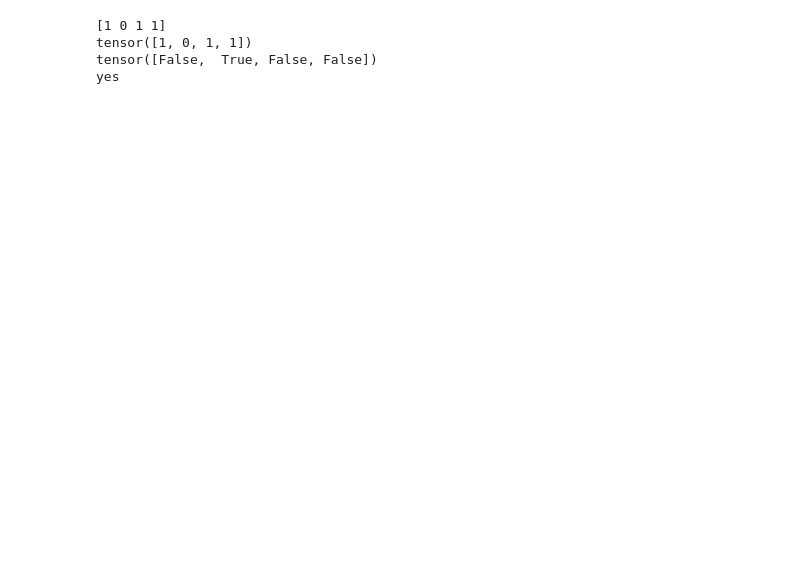
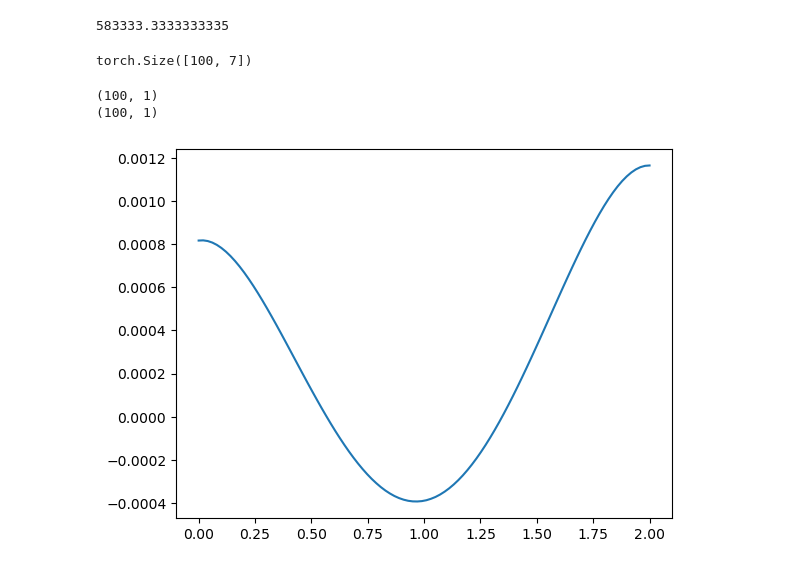
Before and after one commit to alleswe2k/PINNs, a Jupyter notebook: 1D_problems/Generalized/bc_network.ipynb, the cells around one changed output. Saved outputs shown, nothing was run; the diff lists cells and outputs as text; code cells hidden in the pictures; blank space fills up the shorter version.

```diff
--- a/1D_problems/Generalized/bc_network.ipynb
+++ b/1D_problems/Generalized/bc_network.ipynb
@@ -229,13 +189,12 @@ class PINN():
 # %%
 p = 100
 x = torch.linspace(0, 1, p).view(-1, 1)
+# x = torch.tensor([0, 0, 1, 1]).view(-1, 1)
 
 p_d = 100
 p_bc = 20
 x_l = np.zeros(p_bc)
 x_r = np.ones(p_bc)
-x = np.random.uniform(0, 1, p_d)
-x = np.append
 
 
 fixed = [1, 0, 0]
@@ -243,19 +202,20 @@ pinned = [0, 1, 0]
 free = [0, 0, 1]
 
 nodes = 64
-layers = [7] + 8*[nodes] + [2]
+layers = [7] + 4*[nodes] + [2]
 
 beam_configs = [
     {'x': x, 'lbc': fixed, 'rbc': free},
     {'x': x, 'lbc': pinned, 'rbc': fixed},
-    {'x': x, 'lbc': free, 'rbc': pinned},
+    {'x': x, 'lbc': pinned, 'rbc': pinned},
     {'x': x, 'lbc': fixed, 'rbc': pinned},
-    {'x': x, 'lbc': pinned, 'rbc': free},
+    {'x': x, 'lbc': fixed, 'rbc': fixed},
     {'x': x, 'lbc': free, 'rbc': fixed},
 ]
 
-data = BeamData(p, beam_configs)
-dataloader = DataLoader(data, batch_size=32, shuffle=True)
+
+data = BeamData(beam_configs)
+dataloader = DataLoader(data, batch_size=144, shuffle=True)
 print(dataloader.dataset.data.shape)
 print(layers)
 # %% [output]
@@ -287,19 +248,9 @@ Wall time: 3min 9s
-# %%
-a = np.array([1, 0, 1, 1])
-print(a)
-
-t = torch.tensor(a)
-print(t)
-
-mask = (t == 0)
-print(mask)
-
-if True in mask:
-    print("yes")
-else:
-    print("no")
-# %% [output]
-[1 0 1 1]
-tensor([1, 0, 1, 1])
-tensor([False,  True, False, False])
-yes
+# %%
+E = 70e9
+I = 0.1**4 / 12 # Square cross section with lenght 0.1m
+EI = E * I
+print(EI)
+L = 2.0
+Q = -20000.0
+# %% [output]
+583333.3333333335
@@ -305,0 +260,27 @@ yes
+# %%
+n = 100
+lc = fixed
+rc = fixed
+
+config = {'x': 100, 'lbc': lc, 'rbc': rc}
+
+beam = create_test(config)
+print(beam.shape)
+# %% [output]
+torch.Size([100, 7])
+# %%
+u, m = model.model_value(beam)
+xp = beam[:, 0:1].detach().cpu().numpy()
+x1 = xp * L
+u_pred = (L**4 * Q / EI) * u
+yp = u_pred.detach().cpu().numpy()
+print(yp.shape)
+print(xp.shape)
+# %% [output]
+(100, 1)
+(100, 1)
+# %%
+plt.plot(x1, yp)
+plt.show()
+# %% [output]
+[figure, added]
```
Also changed, not shown: parts of 12 cells of this notebook, 8 other files.
